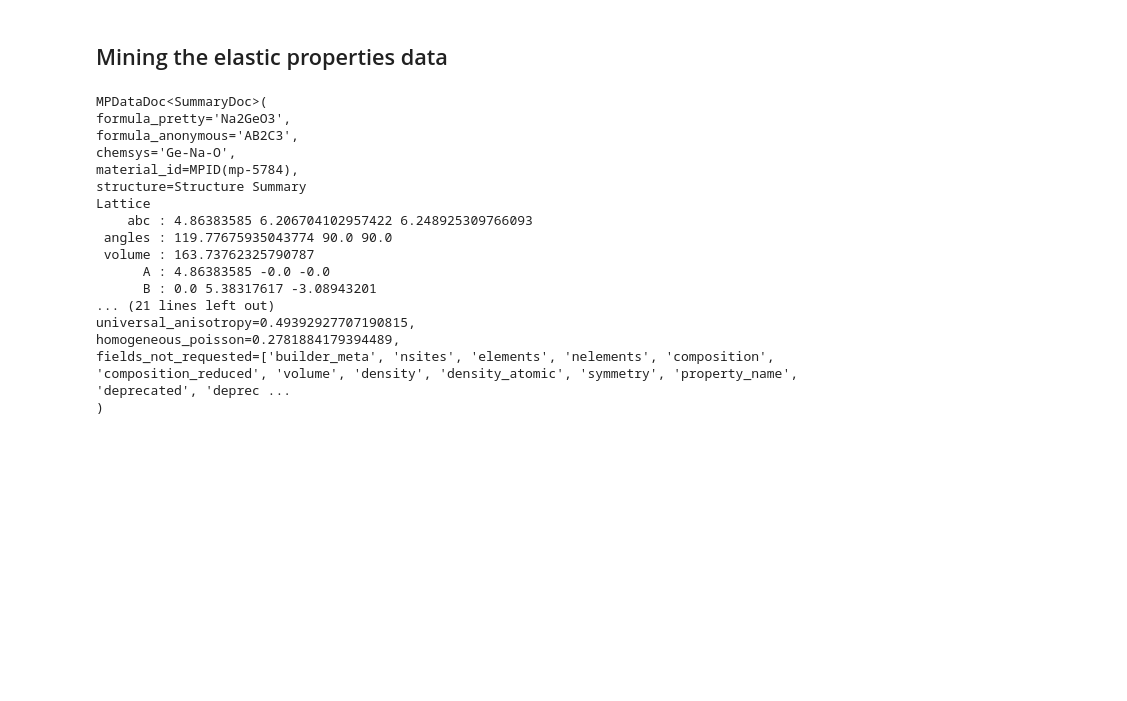
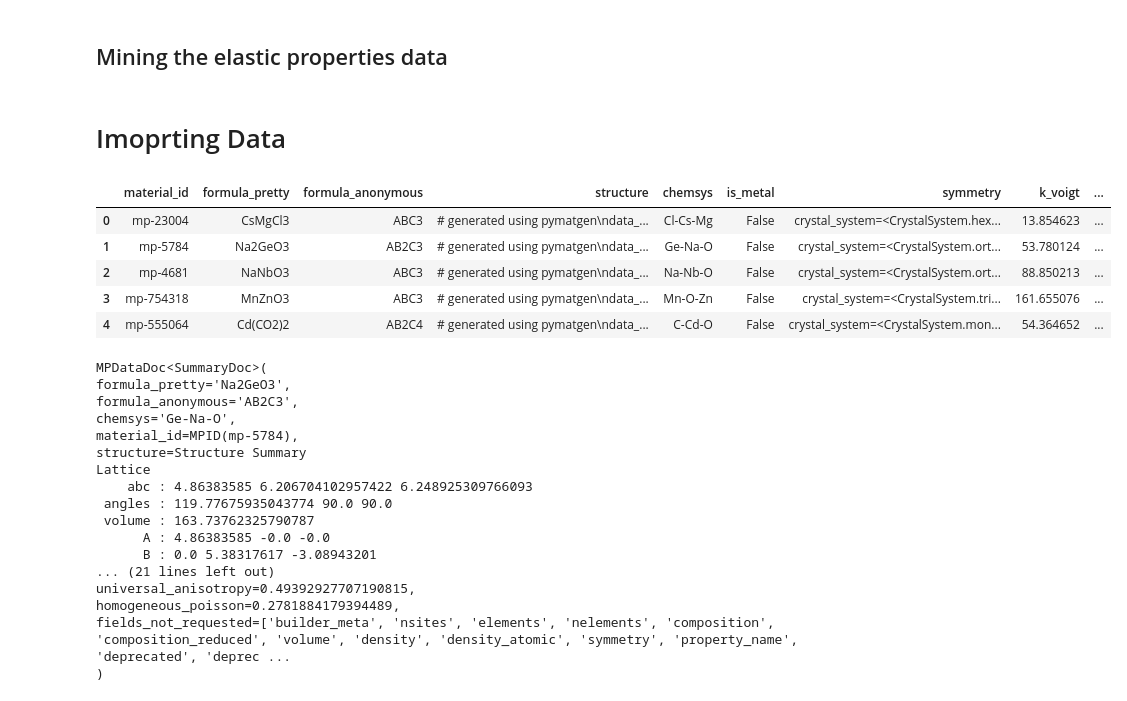
Before and after one commit to andim53/MaterialsDeepLearning, a Jupyter notebook: PropertyPrediction.ipynb, the cells around one changed output. Cells and saved outputs as stored; diff of their text form; code cells hidden in the pictures; blank space fills up the shorter version.

Commit message:
Adding symmetry

```diff
--- a/PropertyPrediction.ipynb
+++ b/PropertyPrediction.ipynb
@@ -54,6 +36,20 @@ with MPRester(API) as mpr:
         has_props = wanted_properties,
         fields = necessary_field+wanted_field
     )
+# %% [markdown]
+# Imoprting Data
+# %%
+import pandas as pd
+
+df = pd.read_csv('./Database/databaseSymmetry.csv')
+df.head()
+# %% [output]
+|  | material_id | formula_pretty | formula_anonymous | structure | chemsys | is_metal | symmetry | k_voigt | ... |
+| 0 | mp-23004 | CsMgCl3 | ABC3 | # generated using pymatgen\ndata_... | Cl-Cs-Mg | False | crystal_system=<CrystalSystem.hex... | 13.854623 | ... |
+| 1 | mp-5784 | Na2GeO3 | AB2C3 | # generated using pymatgen\ndata_... | Ge-Na-O | False | crystal_system=<CrystalSystem.ort... | 53.780124 | ... |
+| 2 | mp-4681 | NaNbO3 | ABC3 | # generated using pymatgen\ndata_... | Na-Nb-O | False | crystal_system=<CrystalSystem.ort... | 88.850213 | ... |
+| 3 | mp-754318 | MnZnO3 | ABC3 | # generated using pymatgen\ndata_... | Mn-O-Zn | False | crystal_system=<CrystalSystem.tri... | 161.655076 | ... |
+| 4 | mp-555064 | Cd(CO2)2 | AB2C4 | # generated using pymatgen\ndata_... | C-Cd-O | False | crystal_system=<CrystalSystem.mon... | 54.364652 | ... |
 # %%
 docs[0]
 # %% [output]
```
Also changed, not shown: parts of 2 cells of this notebook.
